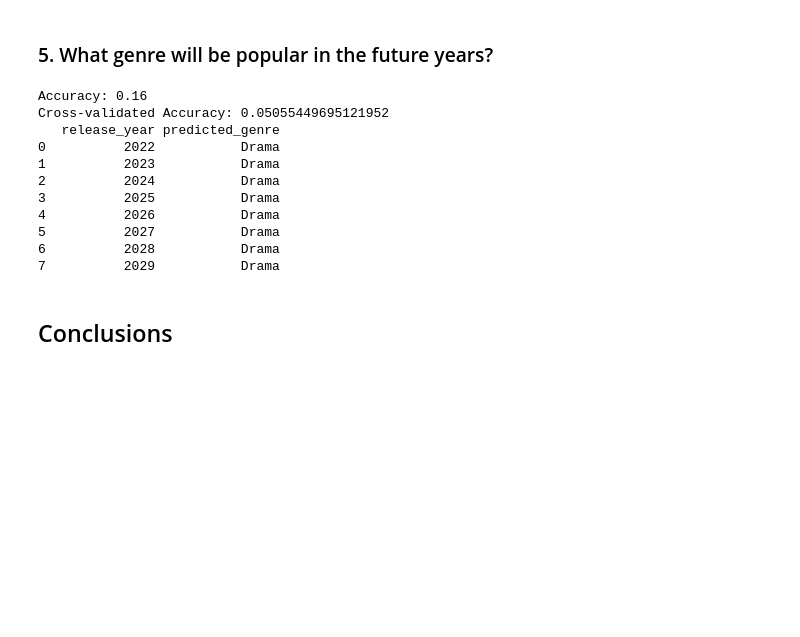
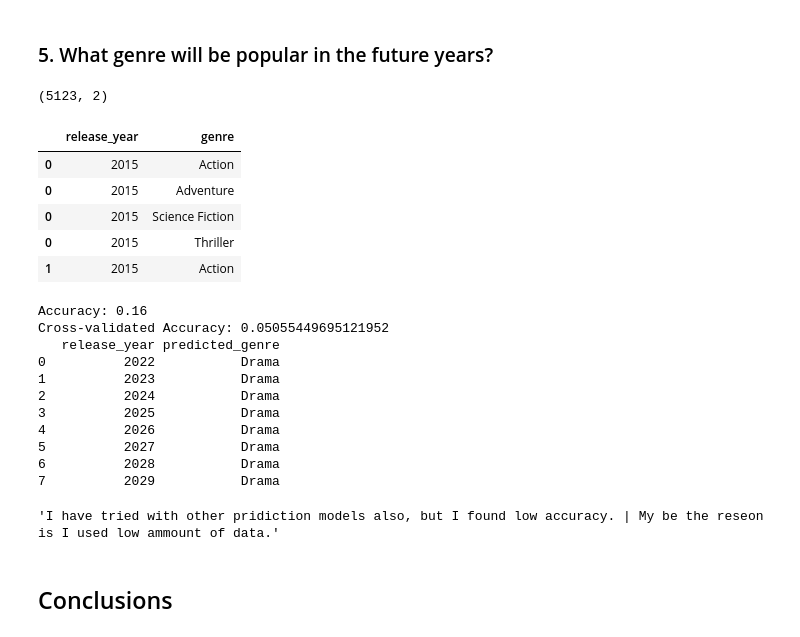
Before and after one commit to adgehTech/Movie_Analysis, a Jupyter notebook: movie_analysis.ipynb, the cells around one changed output. Saved outputs shown, nothing was run; the diff lists cells and outputs as text; code cells hidden in the pictures; blank space fills up the shorter version.

```diff
--- a/movie_analysis.ipynb
+++ b/movie_analysis.ipynb
@@ -565,9 +570,24 @@ plt.show()
 <a id='fifthQuestion'></a>
 
 ### 5. What genre will be popular in the future years?
+# %%
+# We already have splited genres data.
+# Let us take data I need.
+prediction_data = genres_data[['release_year', 'genre']]
+print(prediction_data.shape)
+prediction_data.head()
+# %% [output]
+(5123, 2)
+|  | release_year | genre |
+| 0 | 2015 | Action |
+| 0 | 2015 | Adventure |
+| 0 | 2015 | Science Fiction |
+| 0 | 2015 | Thriller |
+| 1 | 2015 | Action |
 # %%
-X = genres_data[['release_year']]
-y = genres_data['genre']
+
+X = prediction_data[['release_year']]
+y = prediction_data['genre']
 
 # Convert genre labels to numerical values
 label_encoder = LabelEncoder()
@@ -595,6 +615,8 @@ predicted_genres = label_encoder.inverse_transform(model.predict(X_future))
 # Display the genres with their respective years
 predicted_df = pd.DataFrame({'release_year': range(2022, 2030), 'predicted_genre': predicted_genres})
 print(predicted_df)
+
+'''I have tried with other pridiction models also, but I found low accuracy. | My be the reseon is I used low ammount of data.'''
 # %% [output]
 Accuracy: 0.16
 Cross-validated Accuracy: 0.05055449695121952
@@ -607,6 +629,7 @@ Cross-validated Accuracy: 0.05055449695121952
 5          2027           Drama
 6          2028           Drama
 7          2029           Drama
+'I have tried with other pridiction models also, but I found low accuracy. | My be the reseon is I used low ammount of data.'
 # %% [markdown]
 <a id='conclusion'></a>
 ## Conclusions
```
Also changed, not shown: parts of 11 cells of this notebook.
